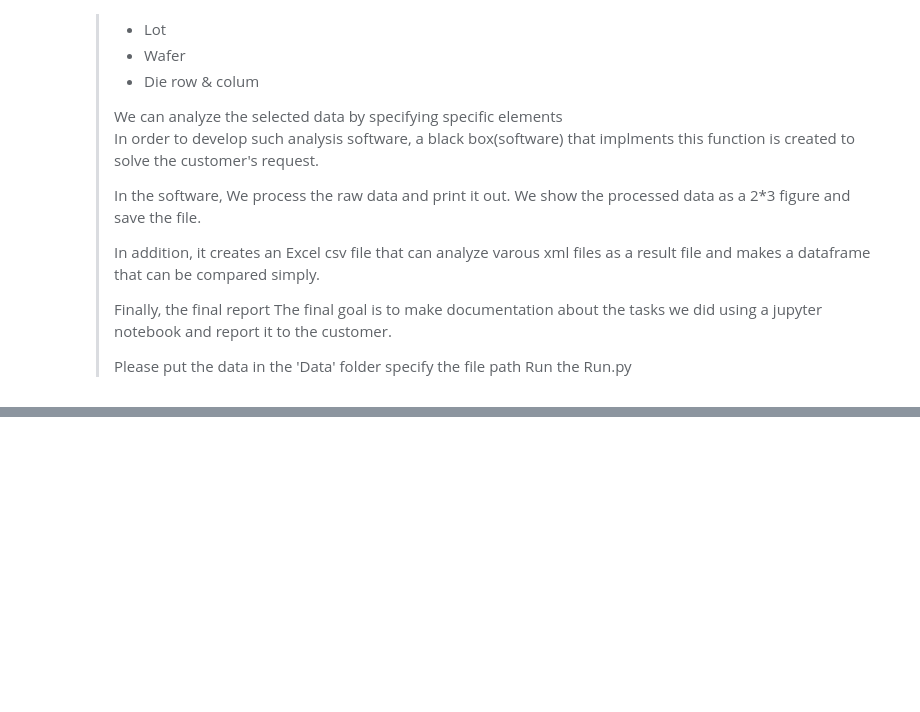
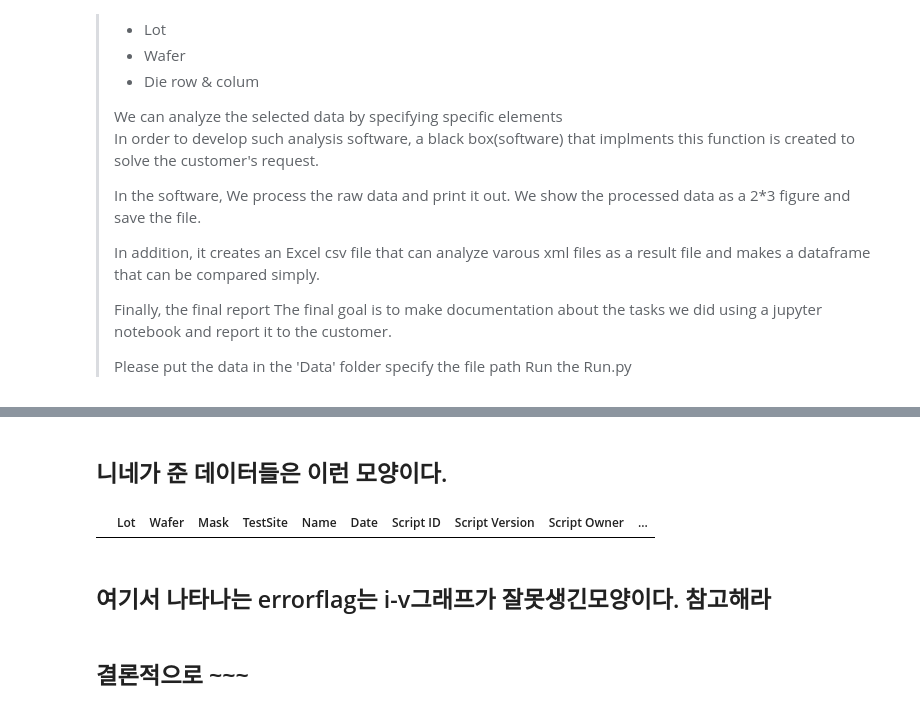
Before and after one commit to Jeon-suin/PE02_A02_SBBFU-1, a Jupyter notebook: Final Document.ipynb, the cells around one changed output, grey strips where cells are left out. Cells and saved outputs as stored; diff of their text form; code cells hidden in the pictures; blank space fills up the shorter version.

```diff
--- a/Final Document.ipynb
+++ b/Final Document.ipynb
@@ -46,0 +158,14 @@
+# %% [markdown]
+## 니네가 준 데이터들은 이런 모양이다.
+# %%
+from src.tocsv import csv_mod
+
+for i in xml:
+    csv_mod(i)
+df
+# %% [output]
+|  | Lot | Wafer | Mask | TestSite | Name | Date | Script ID | Script Version | Script Owner | ... |
+# %% [markdown]
+## 여기서 나타나는 errorflag는 i-v그래프가 잘못생긴모양이다. 참고해라
+# %% [markdown]
+## 결론적으로 ~~~
```
Also changed, not shown: parts of 8 cells of this notebook, 4 other files.
